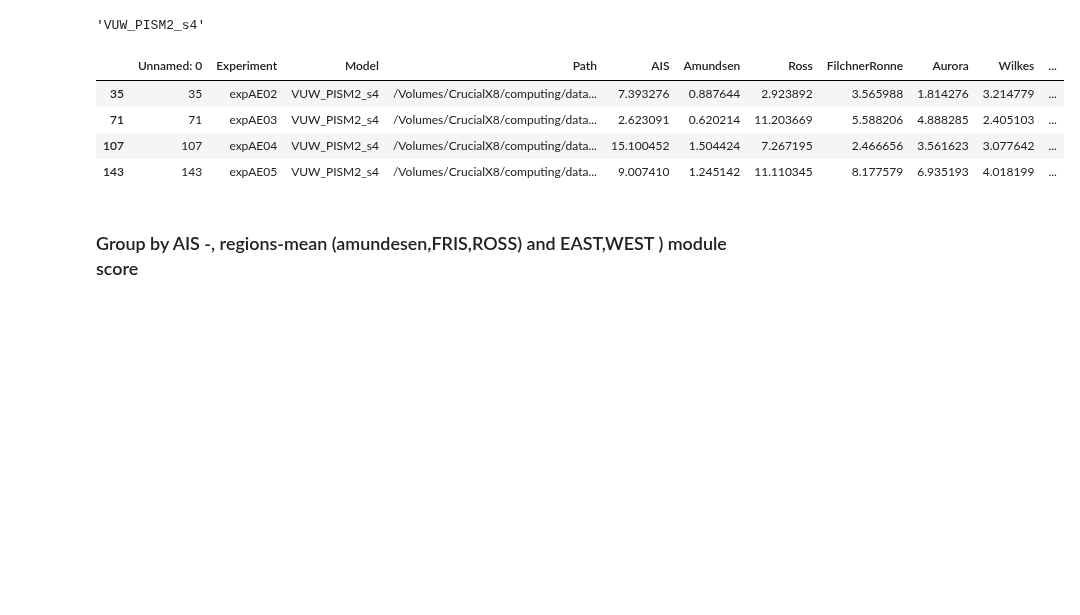
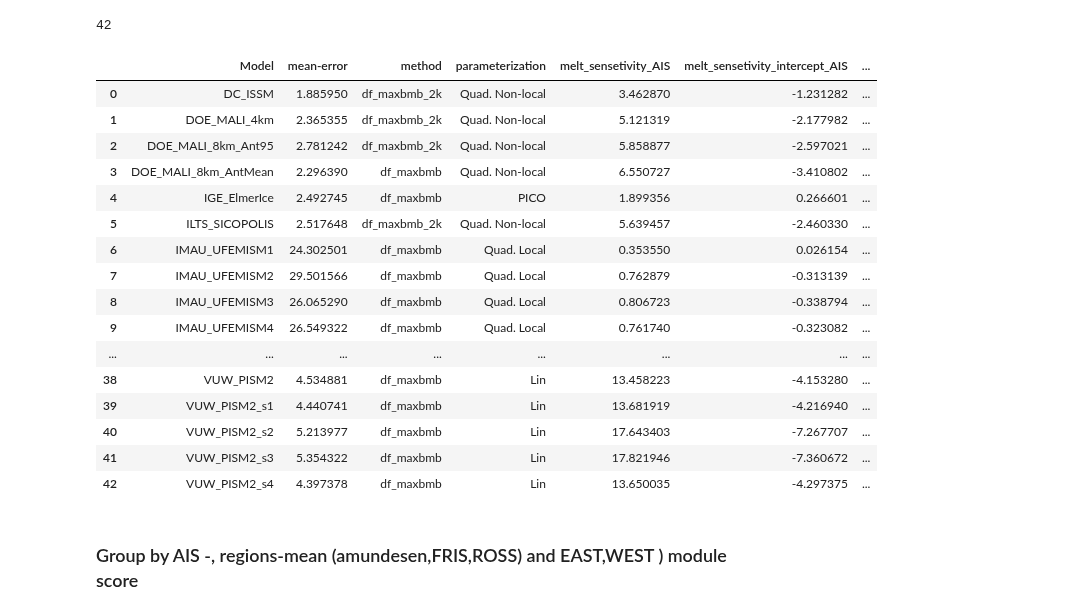
Before and after one commit to jojobeck/ISMIP6Hackathon, a Jupyter notebook: GroupTFtoOcean/data_analysis/Evaluate Best method for MS by PRMSE Paperfig1.ipynb, the cells around one changed output. Drawn from its saved outputs; the diff is of its cells as text; code cells hidden in the pictures; blank space fills up the shorter version.

```diff
--- a/GroupTFtoOcean/data_analysis/Evaluate Best method for MS by PRMSE Paperfig1.ipynb
+++ b/GroupTFtoOcean/data_analysis/Evaluate Best method for MS by PRMSE Paperfig1.ipynb
@@ -80,3 +80,7 @@ for region in regions:
 # df_best2= df_best.copy()
 # regions2 = ['Ross', 'FilchnerRonne']
 colors2 = ['darksalmon','coral','olive']
+renamer = {}
+renamer['DOE_MALI_4km']='DOE_MALI_1'
+renamer['DOE_MALI_8km_Ant95']='DOE_MALI_2'
+renamer['DOE_MALI_8km_AntMean']='DOE_MALI_3'
@@ -233,15 +255,27 @@ See the caveats in the documentation: https://pandas.pydata.org/pandas-docs/stab
 # %%
-Mod
+i
 # %% [output]
-'VUW_PISM2_s4'
+42
 # %%
-dfmodel
+df_best
 # %% [output]
-|  | Unnamed: 0 | Experiment | Model | Path | AIS | Amundsen | Ross | FilchnerRonne | Aurora | Wilkes | ... |
-| 35 | 35 | expAE02 | VUW_PISM2_s4 | /Volumes/CrucialX8/computing/data... | 7.393276 | 0.887644 | 2.923892 | 3.565988 | 1.814276 | 3.214779 | ... |
-| 71 | 71 | expAE03 | VUW_PISM2_s4 | /Volumes/CrucialX8/computing/data... | 2.623091 | 0.620214 | 11.203669 | 5.588206 | 4.888285 | 2.405103 | ... |
-| 107 | 107 | expAE04 | VUW_PISM2_s4 | /Volumes/CrucialX8/computing/data... | 15.100452 | 1.504424 | 7.267195 | 2.466656 | 3.561623 | 3.077642 | ... |
-| 143 | 143 | expAE05 | VUW_PISM2_s4 | /Volumes/CrucialX8/computing/data... | 9.007410 | 1.245142 | 11.110345 | 8.177579 | 6.935193 | 4.018199 | ... |
+|  | Model | mean-error | method | parameterization | melt_sensetivity_AIS | melt_sensetivity_intercept_AIS | ... |
+| 0 | DC_ISSM | 1.885950 | df_maxbmb_2k | Quad. Non-local | 3.462870 | -1.231282 | ... |
+| 1 | DOE_MALI_4km | 2.365355 | df_maxbmb_2k | Quad. Non-local | 5.121319 | -2.177982 | ... |
+| 2 | DOE_MALI_8km_Ant95 | 2.781242 | df_maxbmb_2k | Quad. Non-local | 5.858877 | -2.597021 | ... |
+| 3 | DOE_MALI_8km_AntMean | 2.296390 | df_maxbmb | Quad. Non-local | 6.550727 | -3.410802 | ... |
+| 4 | IGE_ElmerIce | 2.492745 | df_maxbmb | PICO | 1.899356 | 0.266601 | ... |
+| 5 | ILTS_SICOPOLIS | 2.517648 | df_maxbmb_2k | Quad. Non-local | 5.639457 | -2.460330 | ... |
+| 6 | IMAU_UFEMISM1 | 24.302501 | df_maxbmb | Quad. Local | 0.353550 | 0.026154 | ... |
+| 7 | IMAU_UFEMISM2 | 29.501566 | df_maxbmb | Quad. Local | 0.762879 | -0.313139 | ... |
+| 8 | IMAU_UFEMISM3 | 26.065290 | df_maxbmb | Quad. Local | 0.806723 | -0.338794 | ... |
+| 9 | IMAU_UFEMISM4 | 26.549322 | df_maxbmb | Quad. Local | 0.761740 | -0.323082 | ... |
+| ... | ... | ... | ... | ... | ... | ... | ... |
+| 38 | VUW_PISM2 | 4.534881 | df_maxbmb | Lin | 13.458223 | -4.153280 | ... |
+| 39 | VUW_PISM2_s1 | 4.440741 | df_maxbmb | Lin | 13.681919 | -4.216940 | ... |
+| 40 | VUW_PISM2_s2 | 5.213977 | df_maxbmb | Lin | 17.643403 | -7.267707 | ... |
+| 41 | VUW_PISM2_s3 | 5.354322 | df_maxbmb | Lin | 17.821946 | -7.360672 | ... |
+| 42 | VUW_PISM2_s4 | 4.397378 | df_maxbmb | Lin | 13.650035 | -4.297375 | ... |
 # %% [markdown]
 ### Group by AIS -, regions-mean (amundesen,FRIS,ROSS) and EAST,WEST ) module score
 # %%
```
Also changed, not shown: parts of 13 cells of this notebook, 7 other files.
